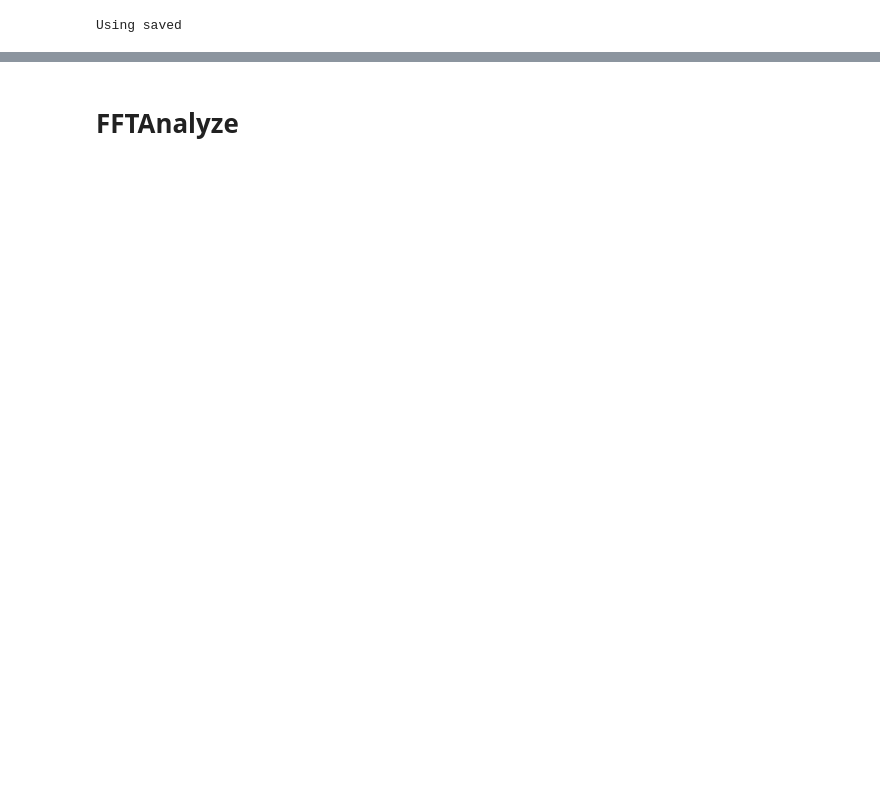
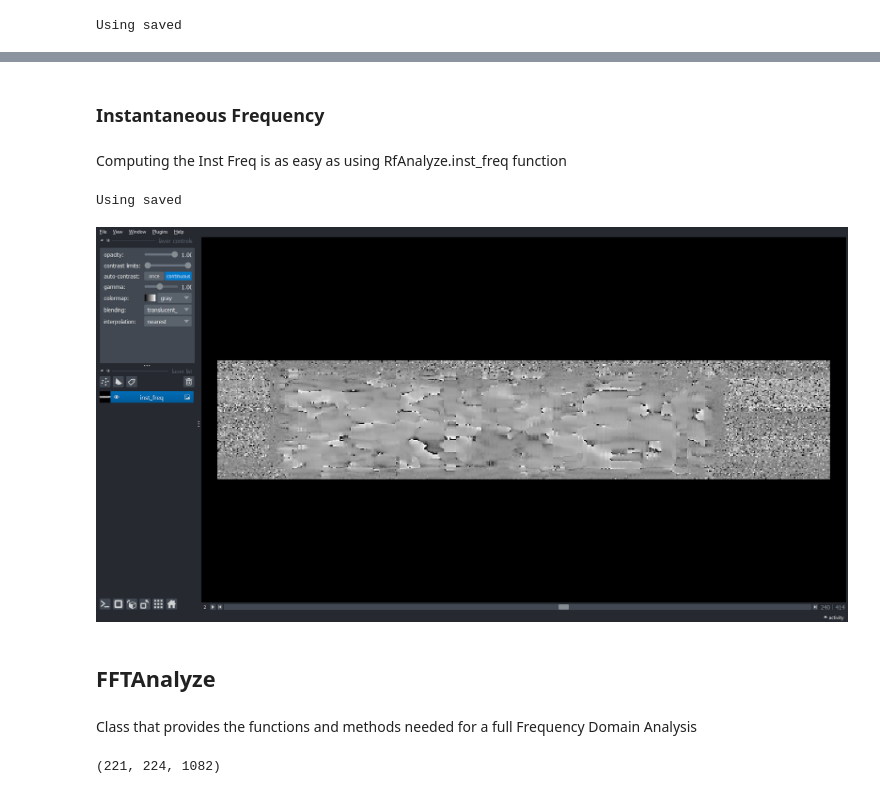
Before and after one commit to topeberti/UltraCODE, a Jupyter notebook: 4_Processing/Composite_porosity_UT/Docs.ipynb, the cells around one changed output, grey strips where cells are left out. Saved outputs shown, nothing was run; the diff lists cells and outputs as text; code cells hidden in the pictures; blank space fills up the shorter version.

Commit message:
FFTAnalyze doc

```diff
--- a/4_Processing/Composite_porosity_UT/Docs.ipynb
+++ b/4_Processing/Composite_porosity_UT/Docs.ipynb
@@ -112,2 +155,20 @@ Viewer(axes=Axes(visible=False, labels=True, colored=True, dashed=False, arrows=
+# %% [markdown]
+### Instantaneous Frequency
+# %% [markdown]
+Computing the Inst Freq is as easy as using RfAnalyze.inst_freq function
+# %%
+inst_freq = rfa.inst_freq()
+# %% [output]
+Using saved
+# %%
+import napari
+
+viewer = napari.view_image(inst_freq)
+# %%
+napari.utils.nbscreenshot(viewer)
+# %% [output]
+[figure, added]
 # %% [markdown]
-# FFTAnalyze
+## FFTAnalyze
+# %% [markdown]
+Class that provides the functions and methods needed for a full Frequency Domain Analysis
@@ -113,0 +177,13 @@ Viewer(axes=Axes(visible=False, labels=True, colored=True, dashed=False, arrows=
+# %%
+from pathlib import Path
+
+#Opening file
+
+folder_to_read = Path(r'C:\Users\alberto.vicente\Documents\202211_LibreriaUltrasonidos\volumenes\Desarrollo libreria\temp')
+
+tiff_folder = folder_to_read /   r'20210407_phase_vols/0_phase_10MHz/COUPON7_PHASE_10MHz'
+
+data = ndt.napari_read_tiff(tiff_folder,folder=True)
+data.shape
+# %% [output]
+(221, 224, 1082)
```
Also changed, not shown: parts of 27 cells of this notebook.
